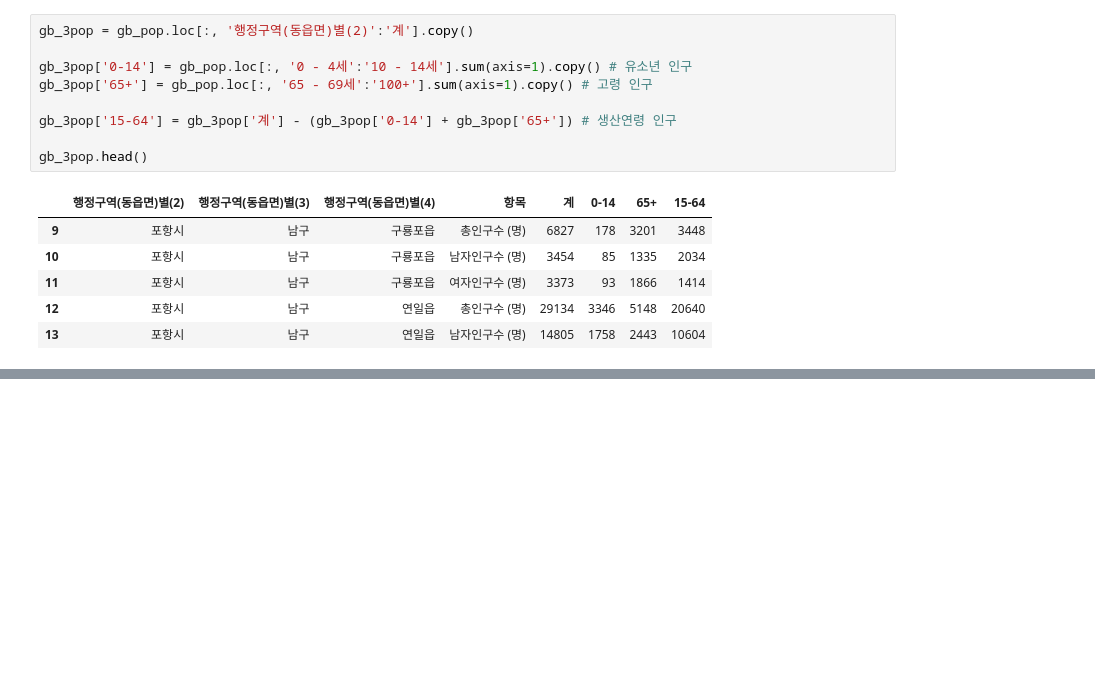
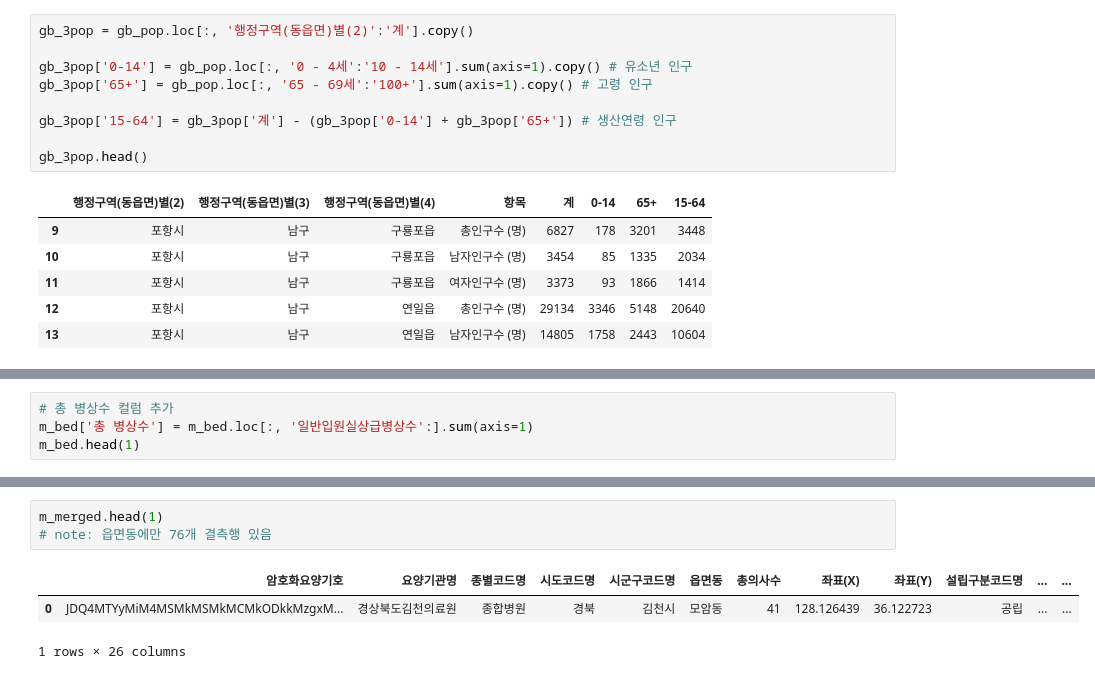
Before and after one commit to crpAsian/works, a Jupyter notebook: gb_cals.ipynb, the cells around one changed output, grey strips where cells are left out. Cells and saved outputs as stored; diff of their text form; blank space fills up the shorter version.

```diff
--- a/gb_cals.ipynb
+++ b/gb_cals.ipynb
@@ -54,0 +98,4 @@ gb_3pop.head()
+# %%
+# 총 병상수 컬럼 추가
+m_bed['총 병상수'] = m_bed.loc[:, '일반입원실상급병상수':].sum(axis=1)
+m_bed.head(1)
@@ -54,0 +123,7 @@ gb_3pop.head()
+# %%
+m_merged.head(1)
+# note: 읍면동에만 76개 결측행 있음
+# %% [output]
+|  | 암호화요양기호 | 요양기관명 | 종별코드명 | 시도코드명 | 시군구코드명 | 읍면동 | 총의사수 | 좌표(X) | 좌표(Y) | 설립구분코드명 | ... | ... |
+| 0 | JDQ4MTYyMiM4MSMkMSMkMCMkODkkMzgxM... | 경상북도김천의료원 | 종합병원 | 경북 | 김천시 | 모암동 | 41 | 128.126439 | 36.122723 | 공립 | ... | ... |
+1 rows × 26 columns
```
Also changed, not shown: parts of 21 cells of this notebook.
